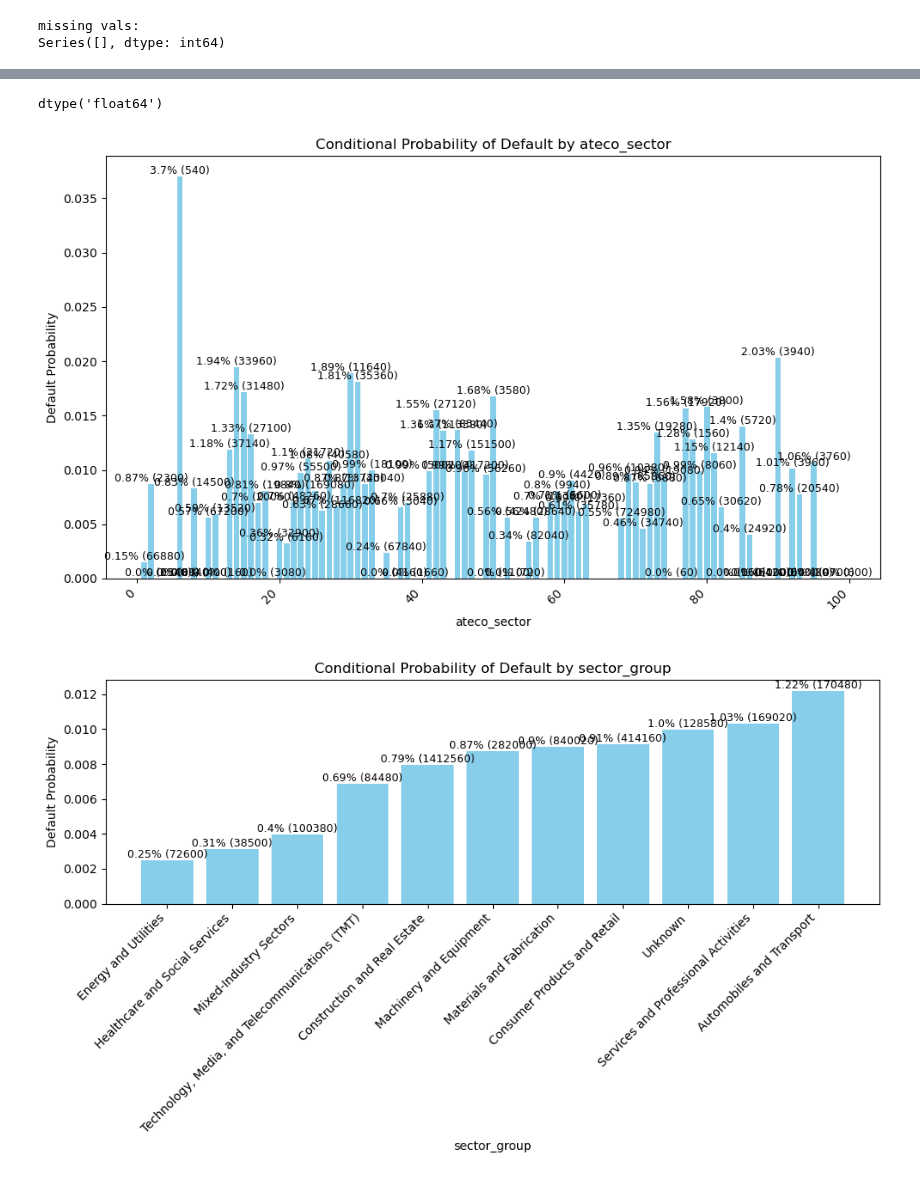
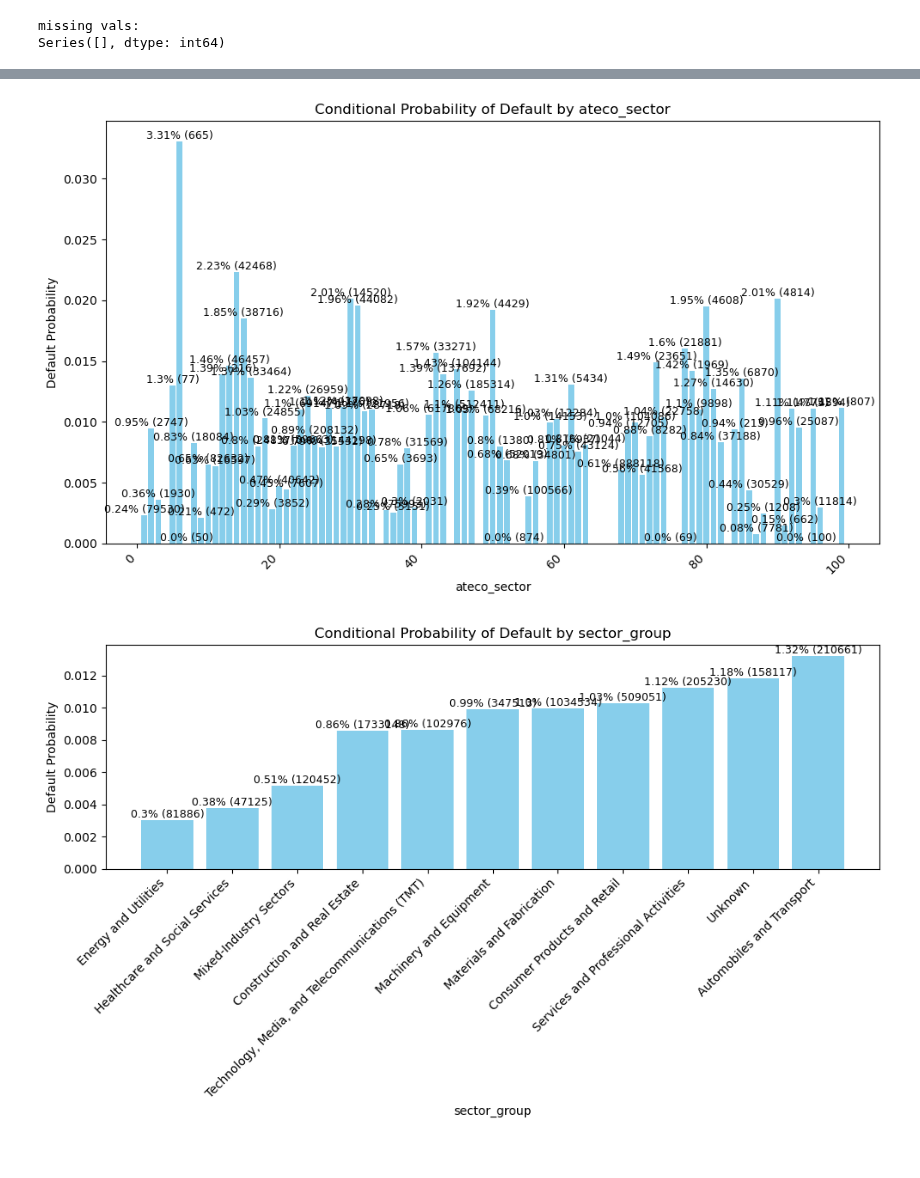
Before and after one commit to Juanroalvarado/ml-finance-credit-default, a Jupyter notebook: processing/Preproc-Function-Harness.ipynb, the cells around one changed output, grey strips where cells are left out. Saved outputs shown, nothing was run; the diff lists cells and outputs as text; code cells hidden in the pictures.

```diff
--- a/processing/Preproc-Function-Harness.ipynb
+++ b/processing/Preproc-Function-Harness.ipynb
@@ -629,12 +607,8 @@ train_processed.groupby(['regional_code'])['id'].nunique().reset_index()
-# %%
-train_processed['HQ_city'].dtype
-# %% [output]
-dtype('float64')
 # %%
 features = ['ateco_sector', 'sector_group','regional_code']
-
+all_processed = pd.concat([train_processed, test_processed], ignore_index=True)
 # Plot the default probabilities for each specified feature
-plot_feature_default_probabilities(test_processed, features)
+plot_feature_default_probabilities(all_processed, features)
 # %% [output]
-[figure, old version]
+[figure, new version]
-[figure, old version]
+[figure, new version]
```
Also changed, not shown: parts of 4 cells of this notebook.
